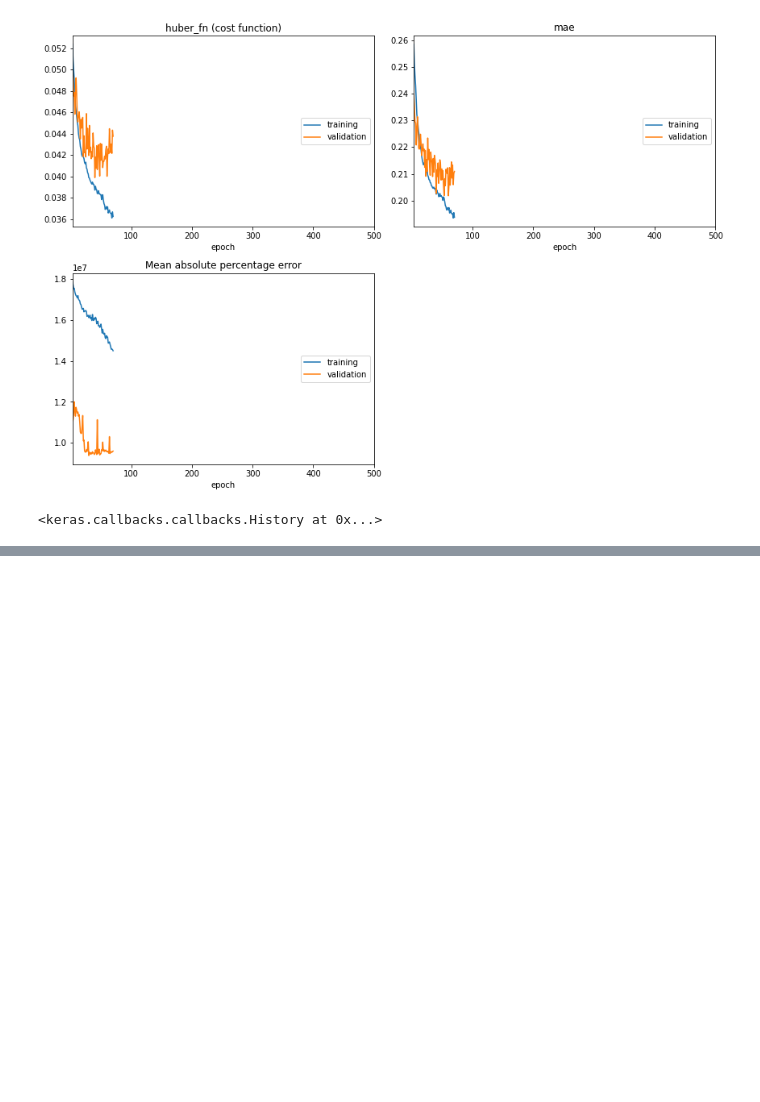
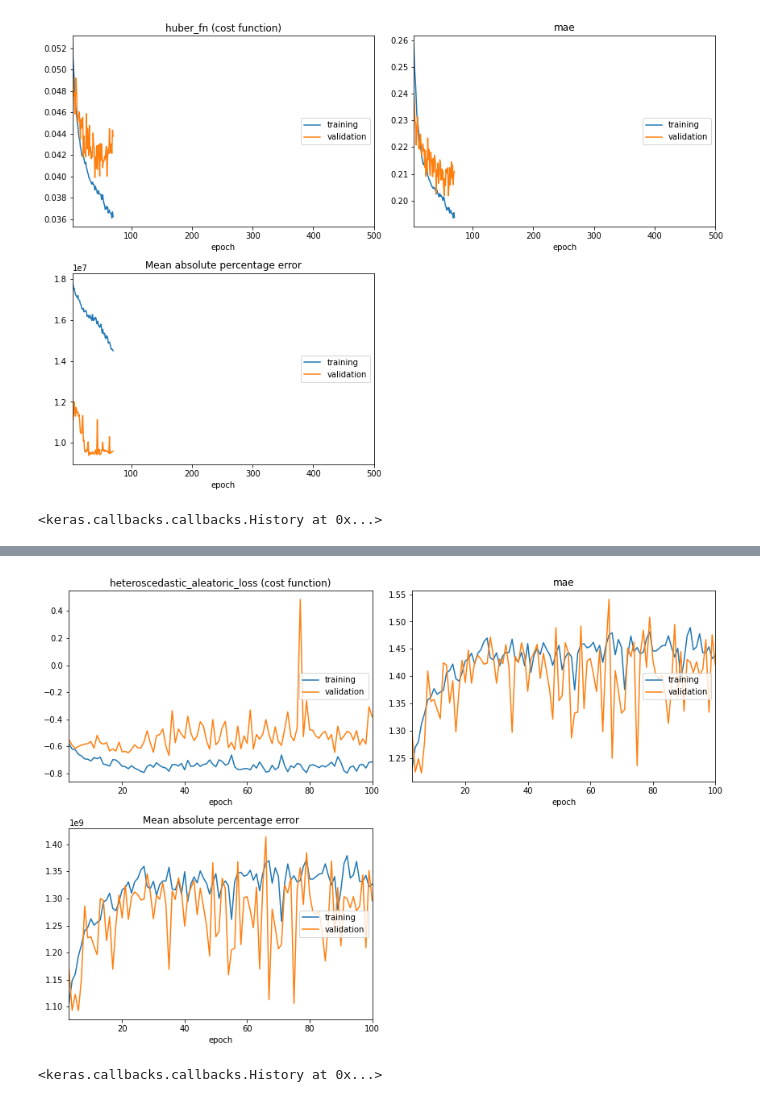
Before and after one commit to kjappelbaum/colorml, a Jupyter notebook: notebooks/simple_bayesian.ipynb, the cells around one changed output, grey strips where cells are left out. Cells and saved outputs as stored; diff of their text form; code cells hidden in the pictures; blank space fills up the shorter version.

```diff
--- a/notebooks/simple_bayesian.ipynb
+++ b/notebooks/simple_bayesian.ipynb
@@ -297,0 +271,14 @@ plot_prediction_dist(result * 255, name_train, augment_dict)
+# %%
+from keras.utils import plot_model
+from keras.layers import Input, Activation, Dense, Dropout, Concatenate
+from keras.regularizers import l2, l1
+from keras.models import Model
+from keras.optimizers import Adam, RMSprop
+import keras.backend as K
+from keras.initializers import Constant
+from keras.losses import mse
+
+l1rate = 3e-5
+dropout_p = 0.25
+
+layers = [32, 32, [16]]
@@ -297,0 +328,22 @@ plot_prediction_dist(result * 255, name_train, augment_dict)
+# %%
+def empty_y(y):
+    y_fill = np.zeros((len(y), 6))
+    y_fill[:,:3] = y
+    return y_fill
+# %%
+def heteroscedastic_aleatoric_loss(y_true, y_pred):
+    """Multi-Task Learning Using Uncertainty to Weigh Losses
+for Scene Geometry and Semantics Kendall, Gal, Cipolla """
+    y_log_var = y_pred[:,3:]
+    y_pred = y_pred[:,:3]
+    y_true = y_true[:,:3]
+
+    loss = 0.5 * tf.square(y_true - y_pred) * tf.exp(-y_log_var) + 0.5 * y_log_var
+    return tf.reduce_mean(loss)
+# %%
+model.compile(optimizer=Adam(), loss=heteroscedastic_aleatoric_loss, metrics=['mae', 'mean_absolute_percentage_error'])
+# %%
+model.fit(X_train, empty_y(y_train), epochs=100, batch_size=264, callbacks=[PlotLossesCallback(plot_extrema=False)], validation_data=(X_valid, empty_y(y_valid)), verbose=1)
+# %% [output]
+[figure, added]
+<keras.callbacks.callbacks.History at 0x...>
```
Also changed, not shown: parts of 20 cells of this notebook, 6 other files.
